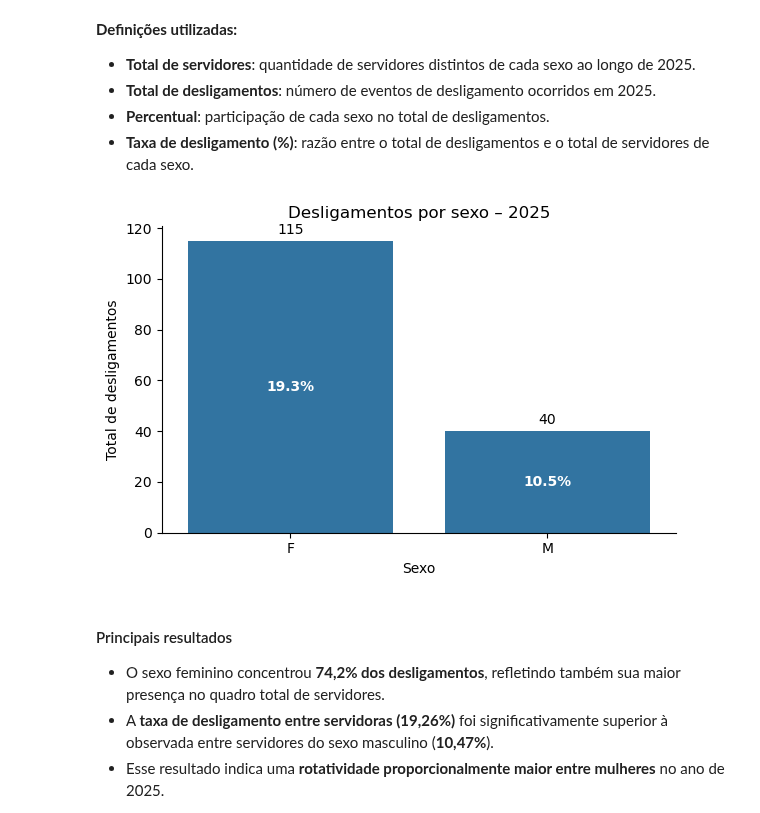
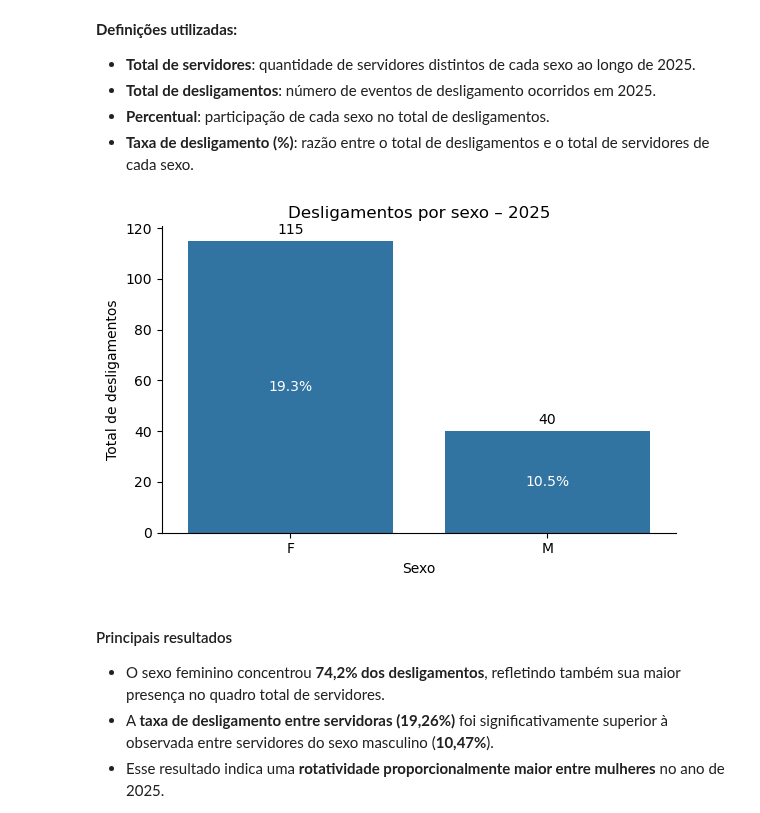
Before and after one commit to oguidenardi/folha_pagamento_santa_rita_2025, a Jupyter notebook: notebooks/04_exploratory_data_analysis.ipynb, the cells around one changed output. Cells and saved outputs as stored; diff of their text form; code cells hidden in the pictures.

```diff
--- a/notebooks/04_exploratory_data_analysis.ipynb
+++ b/notebooks/04_exploratory_data_analysis.ipynb
@@ -256,7 +256,6 @@ for i, row in contagem_sexo.iterrows():
         ha="center",
         va="center",
         color="white",
-        fontweight="bold"
     )
 
 plt.title("Número de servidores por sexo – 2025")
@@ -320,7 +319,6 @@ for i, row in deslig_por_sexo.iterrows():
         ha="center",
         va="center",
         color="white",
-        fontweight="bold"
     )
 
 plt.title("Desligamentos por sexo – 2025")
@@ -375,35 +373,34 @@ plt.figure(figsize=(6, 4))
 
 ax = sns.barplot(
     data=taxa_deslig_sexo,
     x="sexo",
     y="total_desligamentos"
 )
 
 # Número absoluto em cima da barra
 for container in ax.containers:
     ax.bar_label(container, padding=3)
 
 # Percentual (taxa de desligamento) dentro da barra
 for i, row in taxa_deslig_sexo.iterrows():
     ax.text(
         i,
         row["total_desligamentos"] / 2,
         f'{row["taxa_desligamento_pct"]:.1f}%',
         ha="center",
         va="center",
         color="white",
-        fontweight="bold"
     )
 
 plt.title("Desligamentos por sexo – 2025")
 plt.xlabel("Sexo")
 plt.ylabel("Total de desligamentos")
 
 sns.despine()
 plt.tight_layout()
 plt.show()
 # %% [output]
-[figure, old version]
+[figure, new version]
 # %% [markdown]
 #### Principais resultados
 
```
Also changed, not shown: parts of 9 cells of this notebook.
